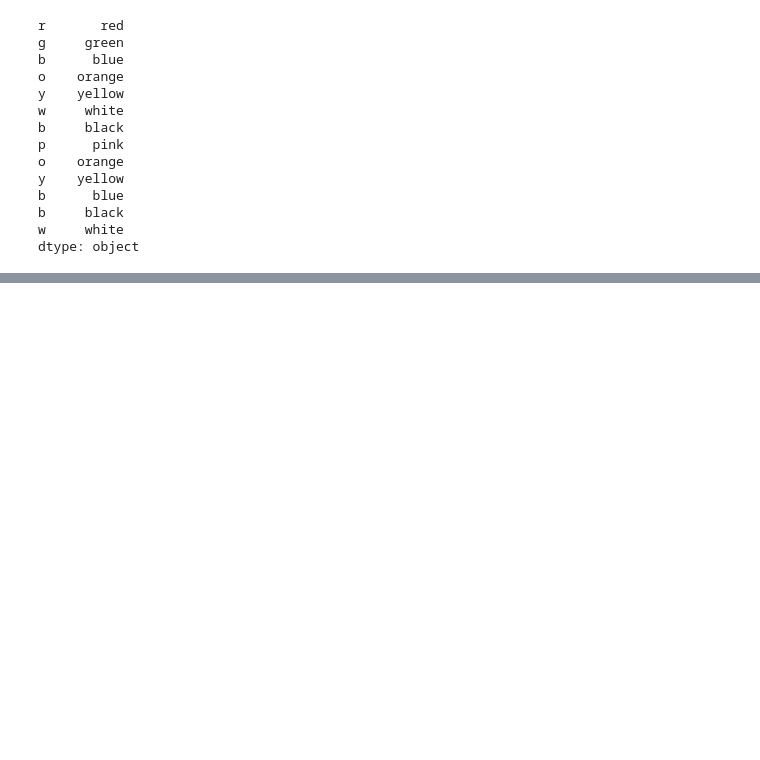
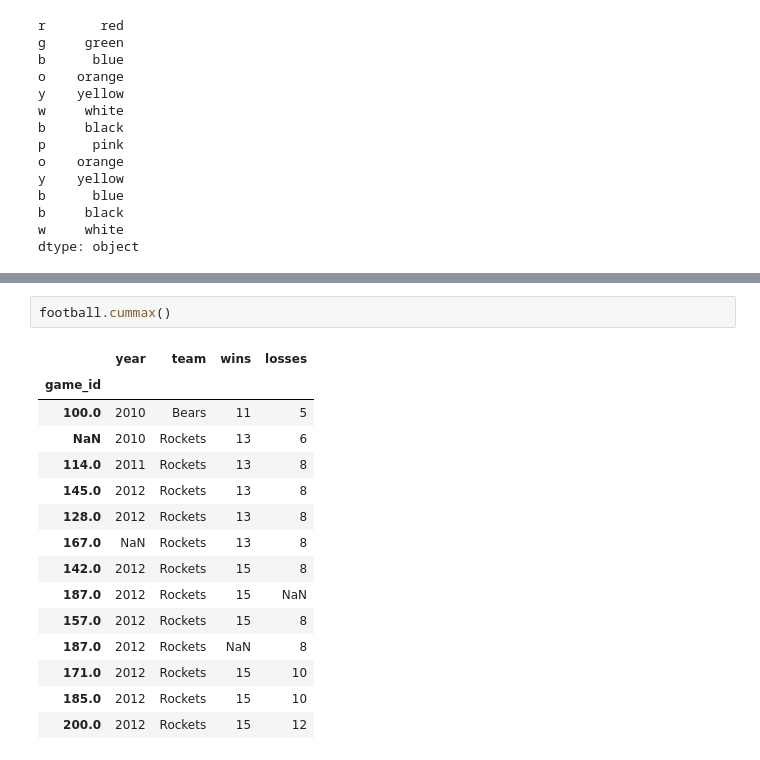
Before and after one commit to ashish-rane/MachineLearning, a Jupyter notebook: Pandas/Operations.ipynb, the cells around one changed output, grey strips where cells are left out. Saved outputs shown, nothing was run; the diff lists cells and outputs as text; blank space fills up the shorter version.

```diff
--- a/Pandas/Operations.ipynb
+++ b/Pandas/Operations.ipynb
@@ -355,0 +539,18 @@ dtype: object
+# %%
+football.cummax()
+# %% [output]
+|  | year | team | wins | losses |
+| game_id |  |  |  |  |
+| 100.0 | 2010 | Bears | 11 | 5 |
+| NaN | 2010 | Rockets | 13 | 6 |
+| 114.0 | 2011 | Rockets | 13 | 8 |
+| 145.0 | 2012 | Rockets | 13 | 8 |
+| 128.0 | 2012 | Rockets | 13 | 8 |
+| 167.0 | NaN | Rockets | 13 | 8 |
+| 142.0 | 2012 | Rockets | 15 | 8 |
+| 187.0 | 2012 | Rockets | 15 | NaN |
+| 157.0 | 2012 | Rockets | 15 | 8 |
+| 187.0 | 2012 | Rockets | NaN | 8 |
+| 171.0 | 2012 | Rockets | 15 | 10 |
+| 185.0 | 2012 | Rockets | 15 | 10 |
+| 200.0 | 2012 | Rockets | 15 | 12 |
```
Also changed, not shown: parts of 36 cells of this notebook, 2 other files.
